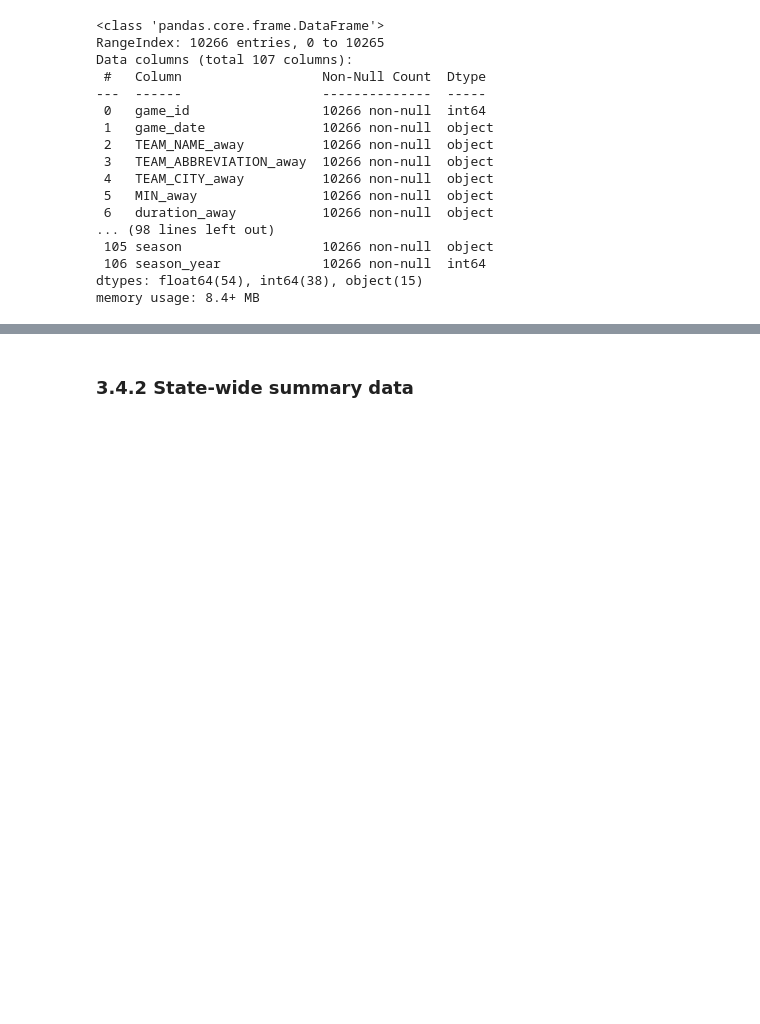
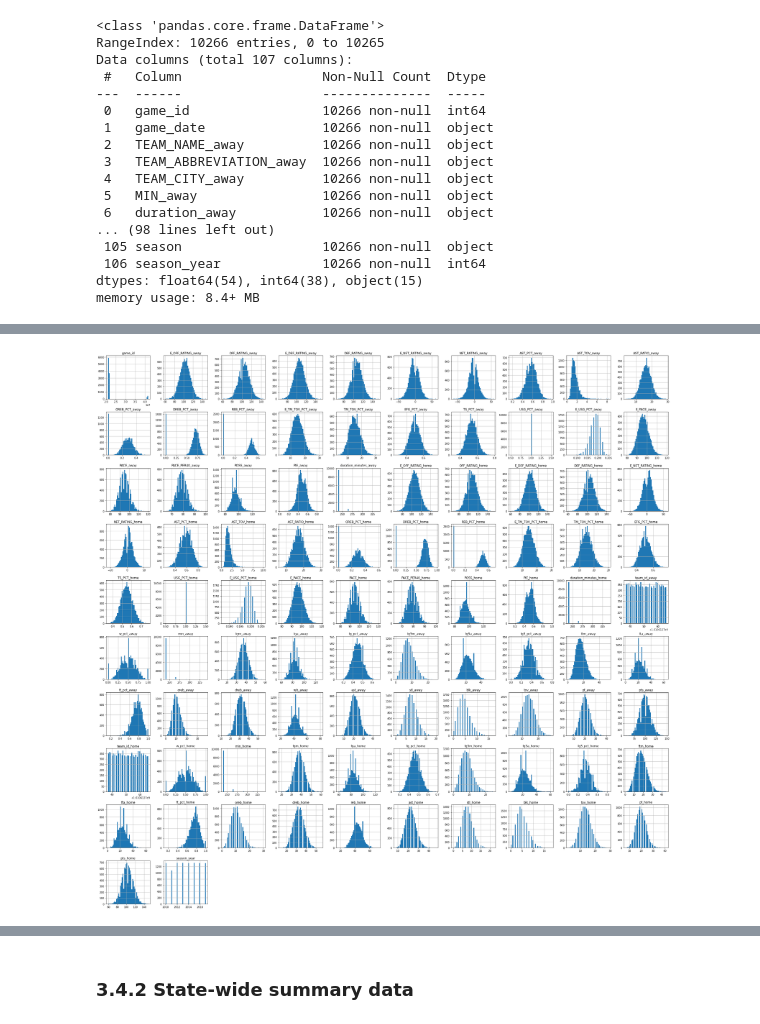
Before and after one commit to pauljacob/DSCapstone2, a Jupyter notebook: 03_Exploratory_Data_Analysis/03_exploratory_data_analysis.ipynb, the cells around one changed output, grey strips where cells are left out. Cells and saved outputs as stored; diff of their text form; code cells hidden in the pictures; blank space fills up the shorter version.

```diff
--- a/03_Exploratory_Data_Analysis/03_exploratory_data_analysis.ipynb
+++ b/03_Exploratory_Data_Analysis/03_exploratory_data_analysis.ipynb
@@ -145,0 +176,5 @@ df.describe().T
+# %%
+#grid of hist here
+hist = df.hist(bins=50,figsize =(40,40))
+# %% [output]
+[figure, added]
```
Also changed, not shown: parts of 65 cells of this notebook, 8 other files.
